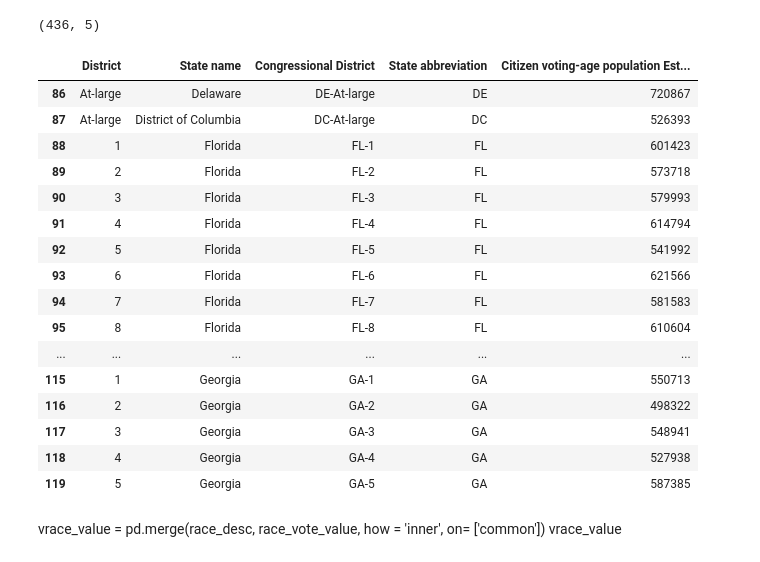
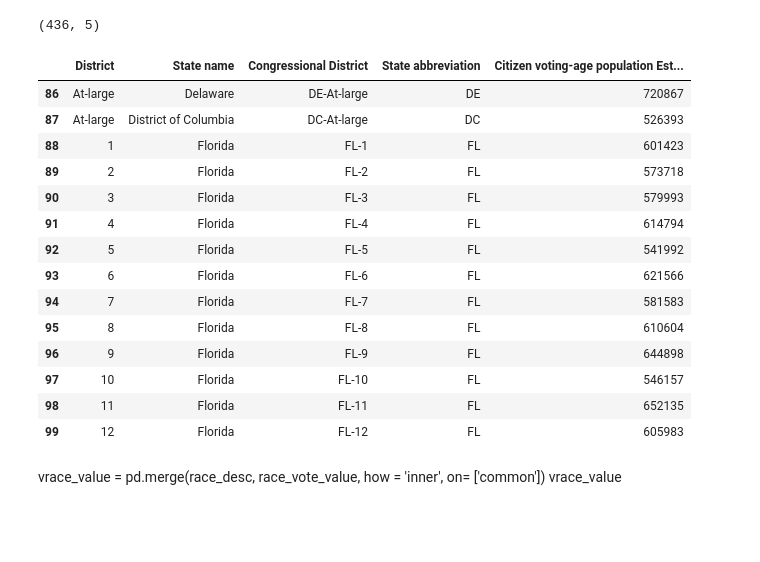
Before and after one commit to tthoang/Reading-Between-the-Gerrymandered-Lines, a Jupyter notebook: notebooks/demographics_eda.ipynb, the cells around one changed output. Saved outputs shown, nothing was run; the diff lists cells and outputs as text; code cells hidden in the pictures; blank space fills up the shorter version.

```diff
--- a/notebooks/demographics_eda.ipynb
+++ b/notebooks/demographics_eda.ipynb
@@ -1601,25 +1808,23 @@ con_desc.shape
 # %% [output]
 (436, 5)
 # %%
-con_desc.iloc[86:120, :]
+con_desc.iloc[86:100, :]
 # %% [output]
 |  | District | State name | Congressional District | State abbreviation | Citizen voting-age population Est... |
 | 86 | At-large | Delaware | DE-At-large | DE | 720867 |
 | 87 | At-large | District of Columbia | DC-At-large | DC | 526393 |
 | 88 | 1 | Florida | FL-1 | FL | 601423 |
 | 89 | 2 | Florida | FL-2 | FL | 573718 |
 | 90 | 3 | Florida | FL-3 | FL | 579993 |
 | 91 | 4 | Florida | FL-4 | FL | 614794 |
 | 92 | 5 | Florida | FL-5 | FL | 541992 |
 | 93 | 6 | Florida | FL-6 | FL | 621566 |
 | 94 | 7 | Florida | FL-7 | FL | 581583 |
 | 95 | 8 | Florida | FL-8 | FL | 610604 |
-| ... | ... | ... | ... | ... | ... |
-| 115 | 1 | Georgia | GA-1 | GA | 550713 |
-| 116 | 2 | Georgia | GA-2 | GA | 498322 |
-| 117 | 3 | Georgia | GA-3 | GA | 548941 |
-| 118 | 4 | Georgia | GA-4 | GA | 527938 |
-| 119 | 5 | Georgia | GA-5 | GA | 587385 |
+| 96 | 9 | Florida | FL-9 | FL | 644898 |
+| 97 | 10 | Florida | FL-10 | FL | 546157 |
+| 98 | 11 | Florida | FL-11 | FL | 652135 |
+| 99 | 12 | Florida | FL-12 | FL | 605983 |
 # %% [markdown]
 vrace_value = pd.merge(race_desc, race_vote_value, how = 'inner', on= ['common'])
 vrace_value
```
Also changed, not shown: parts of 30 cells of this notebook.
